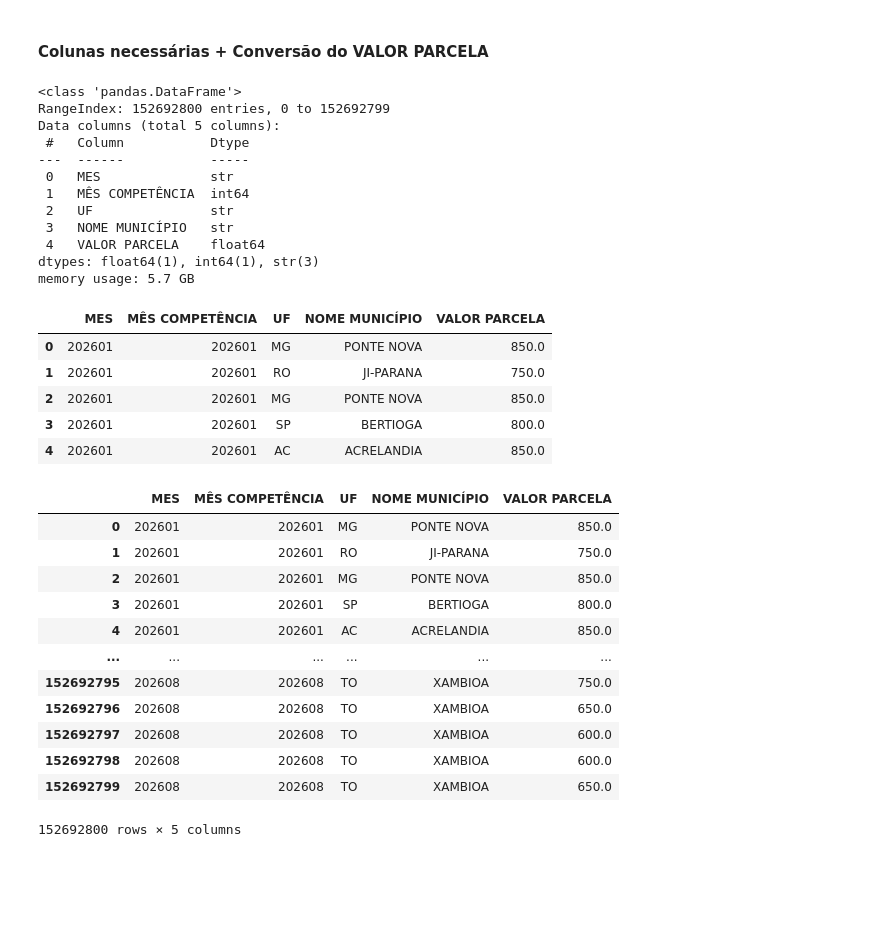
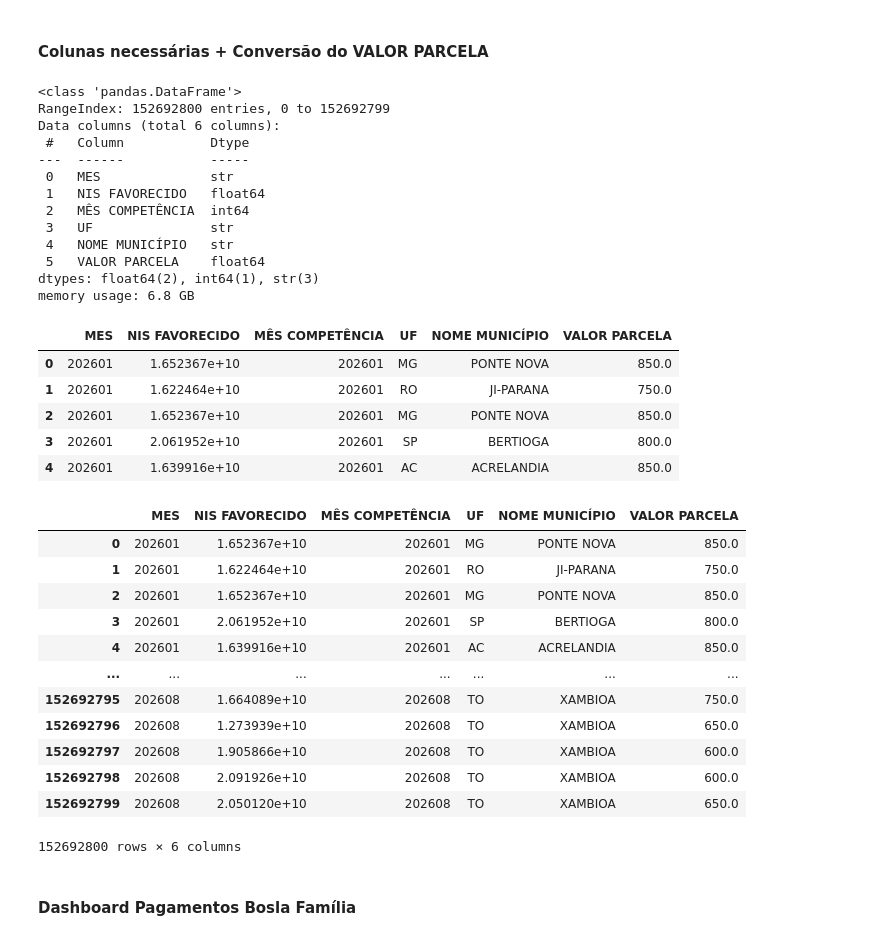
Before and after one commit to BorbaBruno/analise_bolsa_familia, a Jupyter notebook: bolsafamilia.ipynb, the cells around one changed output. Cells and saved outputs as stored; diff of their text form; code cells hidden in the pictures; blank space fills up the shorter version.

```diff
--- a/bolsafamilia.ipynb
+++ b/bolsafamilia.ipynb
@@ -105,55 +105,59 @@ MES: 8 meses | min=202601 | max=202608
 # %%
 df_colunas_necessarias = df[[
     "MES",
+    "NIS FAVORECIDO",
     "MÊS COMPETÊNCIA",
     "UF",
     "NOME MUNICÍPIO",
     "VALOR PARCELA"
 ]].copy()
 
 # "850,00" -> 850.0 (necessário para somar e tirar médias)
 df_colunas_necessarias["VALOR PARCELA"] = (
     df_colunas_necessarias["VALOR PARCELA"]
     .astype(str)
     .str.replace(".", "", regex=False)
     .str.replace(",", ".", regex=False)
     .astype(float)
 )
 
 df_colunas_necessarias.info()
 df_colunas_necessarias.head()
 # %% [output]
 <class 'pandas.DataFrame'>
 RangeIndex: 152692800 entries, 0 to 152692799
-Data columns (total 5 columns):
+Data columns (total 6 columns):
  #   Column           Dtype
 ---  ------           -----
  0   MES              str
- 1   MÊS COMPETÊNCIA  int64
- 2   UF               str
- 3   NOME MUNICÍPIO   str
- 4   VALOR PARCELA    float64
-dtypes: float64(1), int64(1), str(3)
-memory usage: 5.7 GB
+ 1   NIS FAVORECIDO   float64
+ 2   MÊS COMPETÊNCIA  int64
+ 3   UF               str
+ 4   NOME MUNICÍPIO   str
+ 5   VALOR PARCELA    float64
+dtypes: float64(2), int64(1), str(3)
+memory usage: 6.8 GB
-|  | MES | MÊS COMPETÊNCIA | UF | NOME MUNICÍPIO | VALOR PARCELA |
-| 0 | 202601 | 202601 | MG | PONTE NOVA | 850.0 |
-| 1 | 202601 | 202601 | RO | JI-PARANA | 750.0 |
-| 2 | 202601 | 202601 | MG | PONTE NOVA | 850.0 |
-| 3 | 202601 | 202601 | SP | BERTIOGA | 800.0 |
-| 4 | 202601 | 202601 | AC | ACRELANDIA | 850.0 |
+|  | MES | NIS FAVORECIDO | MÊS COMPETÊNCIA | UF | NOME MUNICÍPIO | VALOR PARCELA |
+| 0 | 202601 | 1.652367e+10 | 202601 | MG | PONTE NOVA | 850.0 |
+| 1 | 202601 | 1.622464e+10 | 202601 | RO | JI-PARANA | 750.0 |
+| 2 | 202601 | 1.652367e+10 | 202601 | MG | PONTE NOVA | 850.0 |
+| 3 | 202601 | 2.061952e+10 | 202601 | SP | BERTIOGA | 800.0 |
+| 4 | 202601 | 1.639916e+10 | 202601 | AC | ACRELANDIA | 850.0 |
 # %%
 df_colunas_necessarias
 # %% [output]
-|  | MES | MÊS COMPETÊNCIA | UF | NOME MUNICÍPIO | VALOR PARCELA |
-| 0 | 202601 | 202601 | MG | PONTE NOVA | 850.0 |
-| 1 | 202601 | 202601 | RO | JI-PARANA | 750.0 |
-| 2 | 202601 | 202601 | MG | PONTE NOVA | 850.0 |
-| 3 | 202601 | 202601 | SP | BERTIOGA | 800.0 |
-| 4 | 202601 | 202601 | AC | ACRELANDIA | 850.0 |
-| ... | ... | ... | ... | ... | ... |
-| 152692795 | 202608 | 202608 | TO | XAMBIOA | 750.0 |
-| 152692796 | 202608 | 202608 | TO | XAMBIOA | 650.0 |
-| 152692797 | 202608 | 202608 | TO | XAMBIOA | 600.0 |
-| 152692798 | 202608 | 202608 | TO | XAMBIOA | 600.0 |
-| 152692799 | 202608 | 202608 | TO | XAMBIOA | 650.0 |
+|  | MES | NIS FAVORECIDO | MÊS COMPETÊNCIA | UF | NOME MUNICÍPIO | VALOR PARCELA |
+| 0 | 202601 | 1.652367e+10 | 202601 | MG | PONTE NOVA | 850.0 |
+| 1 | 202601 | 1.622464e+10 | 202601 | RO | JI-PARANA | 750.0 |
+| 2 | 202601 | 1.652367e+10 | 202601 | MG | PONTE NOVA | 850.0 |
+| 3 | 202601 | 2.061952e+10 | 202601 | SP | BERTIOGA | 800.0 |
+| 4 | 202601 | 1.639916e+10 | 202601 | AC | ACRELANDIA | 850.0 |
+| ... | ... | ... | ... | ... | ... | ... |
+| 152692795 | 202608 | 1.664089e+10 | 202608 | TO | XAMBIOA | 750.0 |
+| 152692796 | 202608 | 1.273939e+10 | 202608 | TO | XAMBIOA | 650.0 |
+| 152692797 | 202608 | 1.905866e+10 | 202608 | TO | XAMBIOA | 600.0 |
+| 152692798 | 202608 | 2.091926e+10 | 202608 | TO | XAMBIOA | 600.0 |
+| 152692799 | 202608 | 2.050120e+10 | 202608 | TO | XAMBIOA | 650.0 |
-152692800 rows × 5 columns
+152692800 rows × 6 columns
+# %% [markdown]
+#### Dashboard Pagamentos Bosla Família
```
Also changed, not shown: parts of 3 cells of this notebook, 1 other file.
